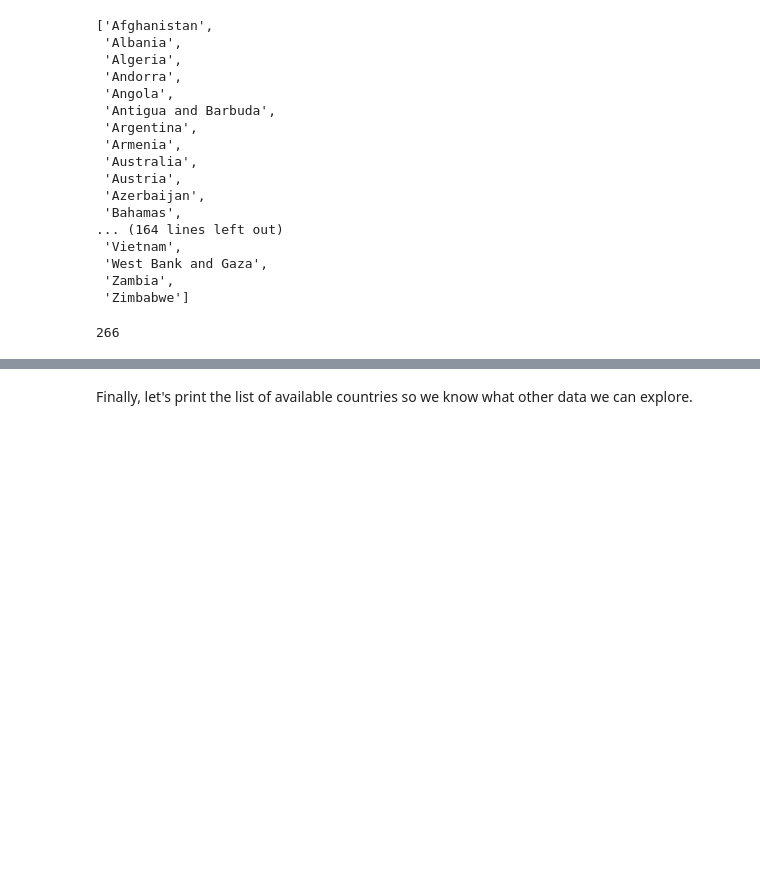
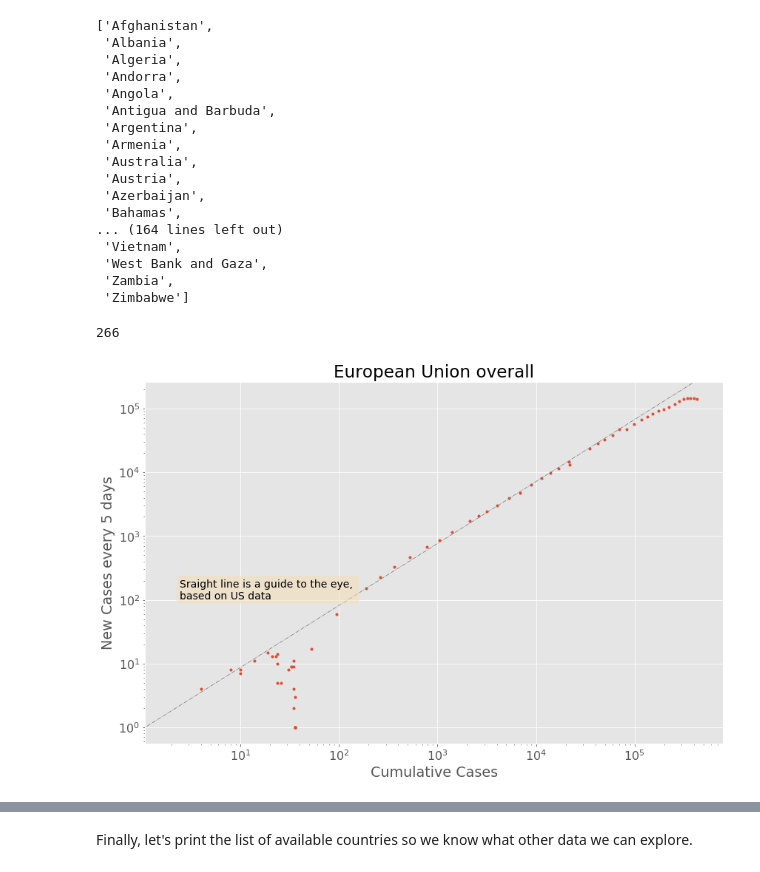
Before and after one commit to aquilesC/Covid-19-Jupyter-Notebook, a Jupyter notebook: Covid_Time_Series.ipynb, the cells around one changed output, grey strips where cells are left out. Saved outputs shown, nothing was run; the diff lists cells and outputs as text; code cells hidden in the pictures; blank space fills up the shorter version.

```diff
--- a/Covid_Time_Series.ipynb
+++ b/Covid_Time_Series.ipynb
@@ -1023,0 +1098,27 @@ sick_data['Argentina']['2020-03-22']
+# %%
+sick_data_EU = sick_data[EU_Countries].sum(1)
+sick_data_SA = sick_data[South_American_Countries].sum(1)
+sick_data_world = sick_data.sum(1)
+
+new_cases_5_days_EU = new_cases_5_days[EU_Countries].sum(1)
+new_cases_5_days_SA = new_cases_5_days[South_American_Countries].sum(1)
+new_cases_5_days_world = new_cases_5_days.sum(1)
+# %%
+fig, ax = plt.subplots(1)
+ax.plot(sick_data_EU, new_cases_5_days_EU,  '.')
+ax.set_ylabel('New Cases every 5 days')
+ax.set_xlabel('Cumulative Cases')
+ax.set_yscale('log')
+ax.set_xscale('log')
+xlim = ax.get_xlim()
+ylim = ax.get_ylim()
+ax.plot((1, 1E6), 10**np.polyval(us_fit, (0, 6)), '-.', linewidth=.8, color='grey')
+ax.set_xlim(xlim)
+ax.set_ylim(ylim)
+ax.set_title('European Union overall')
+text = 'Sraight line is a guide to the eye, \nbased on US data'
+t = ax.text(.06, .4, text, transform=ax.transAxes, fontsize=14, bbox=props)
+if SAVE_FIGURES:
+    plt.savefig('Figures/EU_Log_Log_New_Cumulative_5_days.png')
+# %% [output]
+[figure, added]
```
Also changed, not shown: parts of 15 cells of this notebook, 19 other files.
